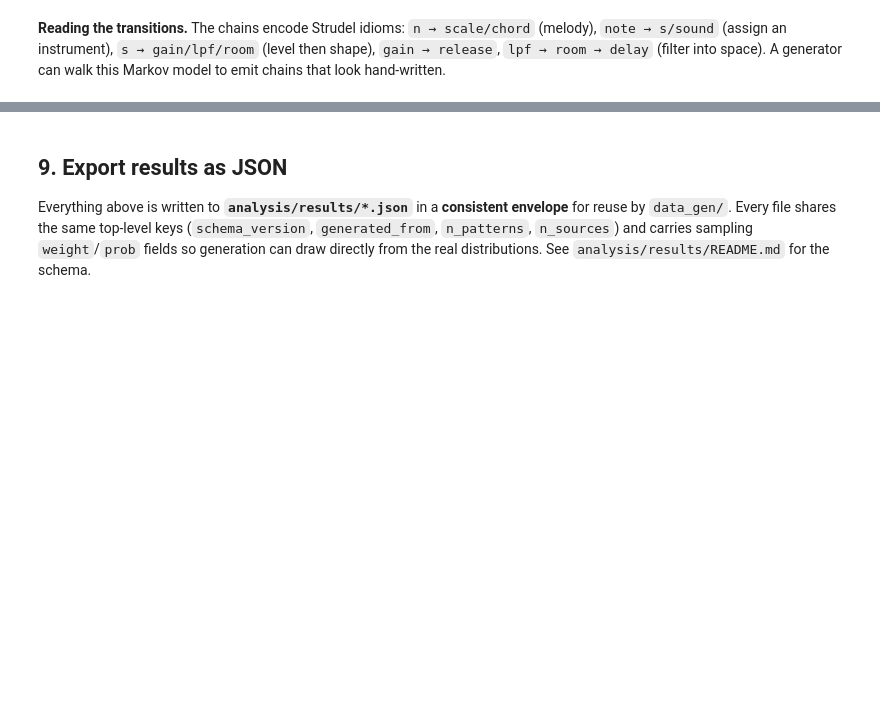
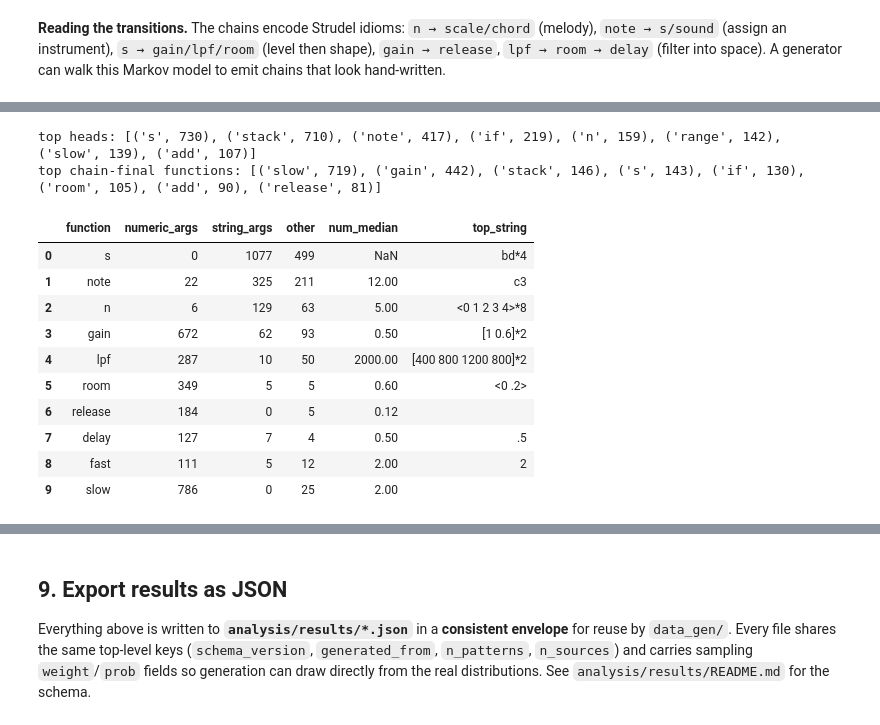
Before and after one commit to henrik253/Restrudel, a Jupyter notebook: notebooks/01_corpus_analysis.ipynb, the cells around one changed output, grey strips where cells are left out. Cells and saved outputs as stored; diff of their text form; code cells hidden in the pictures; blank space fills up the shorter version.

```diff
--- a/notebooks/01_corpus_analysis.ipynb
+++ b/notebooks/01_corpus_analysis.ipynb
@@ -580,0 +592,70 @@ walk this Markov model to emit chains that look hand-written.
+# %%
+# chain heads + per-function end counts
+chain_heads = collections.Counter(ch[0] for ch in all_chains)
+chain_ends = collections.Counter(ch[-1] for ch in all_chains)
+print("top heads:", chain_heads.most_common(8))
+print("top chain-final functions:", chain_ends.most_common(8))
+# %% [output]
+top heads: [('s', 730), ('stack', 710), ('note', 417), ('if', 219), ('n', 159), ('range', 142), ('slow', 139), ('add', 107)]
+top chain-final functions: [('slow', 719), ('gain', 442), ('stack', 146), ('s', 143), ('if', 130), ('room', 105), ('add', 90), ('release', 81)]
+# %%
+# per-function argument extraction (nesting- and string-aware)
+def call_args(code):
+    """Yield (fn_name, raw_argument_text) for every call in the snippet."""
+    i, N = 0, len(code)
+    while i < N:
+        m = re.match(r"[A-Za-z_]\w*", code[i:])
+        if m and (i == 0 or not (code[i-1].isalnum() or code[i-1] == '_')):
+            j = i + m.end(); k = j
+            while k < N and code[k] in " \t\n": k += 1
+            if k < N and code[k] == '(':
+                depth, p, instr = 1, k + 1, None
+                while p < N and depth:
+                    c = code[p]
+                    if instr:
+                        if c == '\\': p += 1
+                        elif c == instr: instr = None
+                    elif c in '"\'`': instr = c
+                    elif c == '(': depth += 1
+                    elif c == ')': depth -= 1
+                    p += 1
+                yield m.group(0), code[k+1:p-1].strip()
+                i = k + 1; continue
+            i = j; continue
+        i += 1
+
+NUM_ARG = re.compile(r"^-?\.?\d+\.?\d*$")
+STR_ARG = re.compile(r"""^["'`](.*)["'`]$""", re.S)
+arg_stats = collections.defaultdict(
+    lambda: {"num": [], "str": collections.Counter(), "other": 0})
+for code_ in patterns.code:
+    for fn, arg in call_args(code_):
+        d = arg_stats[fn]
+        if NUM_ARG.match(arg):
+            try: d["num"].append(float(arg))
+            except ValueError: d["other"] += 1
+        else:
+            m = STR_ARG.match(arg)
+            if m: d["str"][m.group(1)] += 1
+            else: d["other"] += 1
+
+rows = []
+for fn in ["s", "note", "n", "gain", "lpf", "room", "release", "delay", "fast", "slow"]:
+    d = arg_stats[fn]; nums = sorted(d["num"])
+    rows.append({"function": fn, "numeric_args": len(nums),
+                 "string_args": sum(d["str"].values()), "other": d["other"],
+                 "num_median": nums[len(nums)//2] if nums else None,
+                 "top_string": (d["str"].most_common(1) or [("", 0)])[0][0][:30]})
+pd.DataFrame(rows)
+# %% [output]
+|  | function | numeric_args | string_args | other | num_median | top_string |
+| 0 | s | 0 | 1077 | 499 | NaN | bd*4 |
+| 1 | note | 22 | 325 | 211 | 12.00 | c3 |
+| 2 | n | 6 | 129 | 63 | 5.00 | <0 1 2 3 4>*8 |
+| 3 | gain | 672 | 62 | 93 | 0.50 | [1 0.6]*2 |
+| 4 | lpf | 287 | 10 | 50 | 2000.00 | [400 800 1200 800]*2 |
+| 5 | room | 349 | 5 | 5 | 0.60 | <0 .2> |
+| 6 | release | 184 | 0 | 5 | 0.12 |  |
+| 7 | delay | 127 | 7 | 4 | 0.50 | .5 |
+| 8 | fast | 111 | 5 | 12 | 2.00 | 2 |
+| 9 | slow | 786 | 0 | 25 | 2.00 |  |
```
Also changed, not shown: parts of 4 cells of this notebook, 7 other files.
